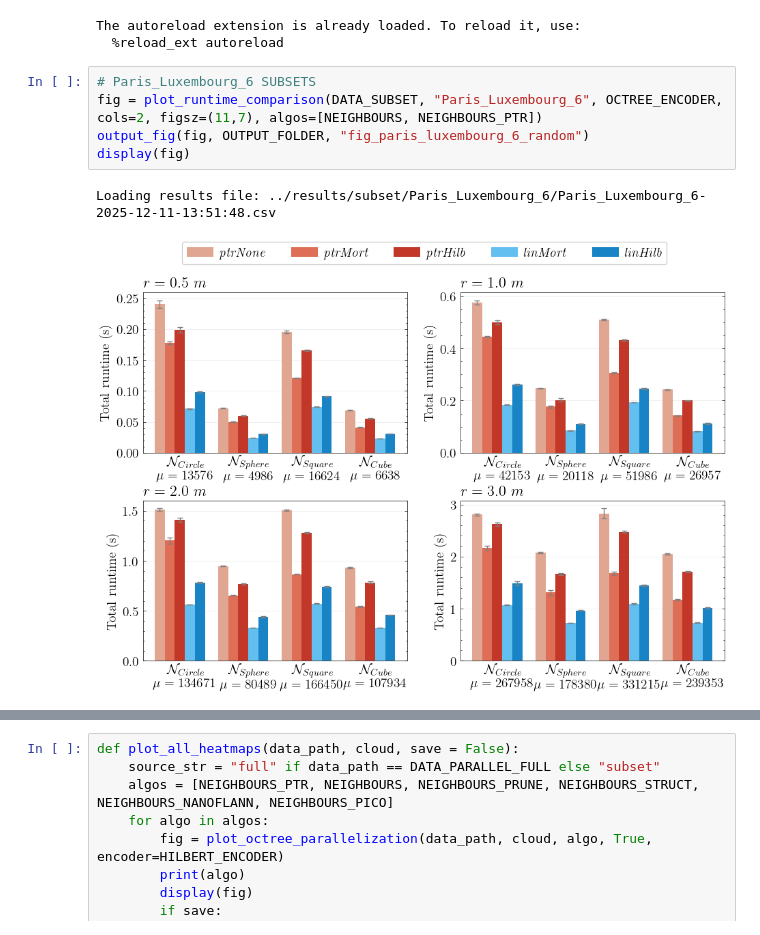
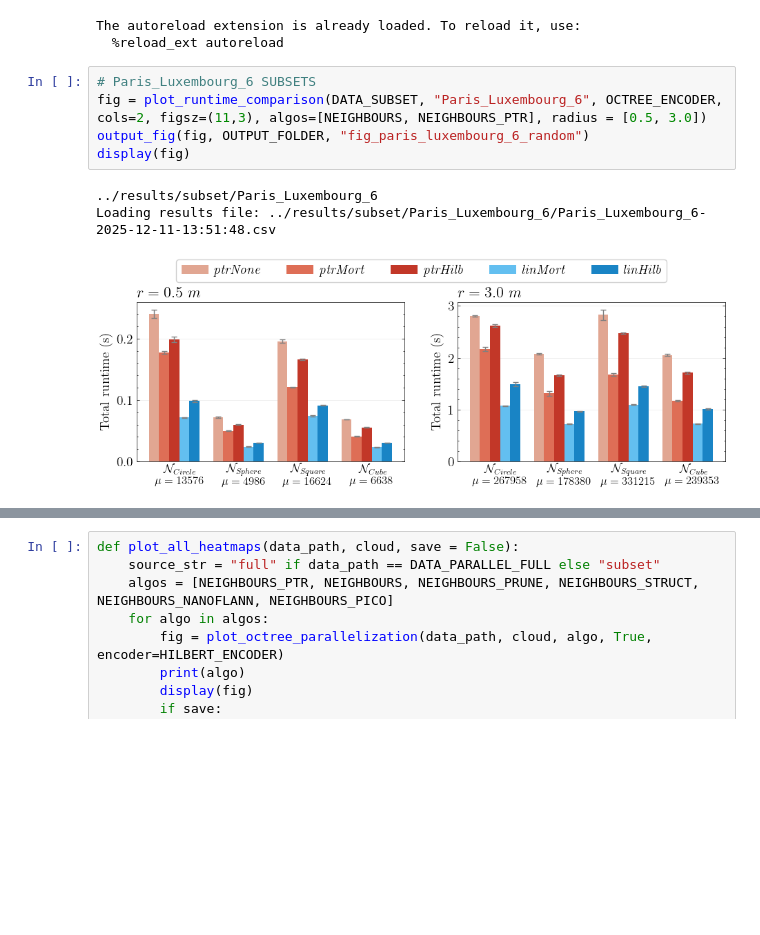
Before and after one commit to derivada/octrees-benchmark, a Jupyter notebook: plots/plots_benchmarks.ipynb, the cells around one changed output, grey strips where cells are left out. Cells and saved outputs as stored; diff of their text form; blank space fills up the shorter version.

Commit message:
fixed zero radius search and added back latest results

```diff
--- a/plots/plots_benchmarks.ipynb
+++ b/plots/plots_benchmarks.ipynb
@@ -22,12 +22,13 @@ The autoreload extension is already loaded. To reload it, use:
   %reload_ext autoreload
 # %%
 # Paris_Luxembourg_6 SUBSETS
-fig = plot_runtime_comparison(DATA_SUBSET, "Paris_Luxembourg_6", OCTREE_ENCODER, cols=2, figsz=(11,7), algos=[NEIGHBOURS, NEIGHBOURS_PTR])
+fig = plot_runtime_comparison(DATA_SUBSET, "Paris_Luxembourg_6", OCTREE_ENCODER, cols=2, figsz=(11,3), algos=[NEIGHBOURS, NEIGHBOURS_PTR], radius = [0.5, 3.0])
 output_fig(fig, OUTPUT_FOLDER, "fig_paris_luxembourg_6_random")
 display(fig)
 # %% [output]
+../results/subset/Paris_Luxembourg_6
 Loading results file: ../results/subset/Paris_Luxembourg_6/Paris_Luxembourg_6-2025-12-11-13:51:48.csv
-[figure, old version]
+[figure, new version]
 # %%
 # sg27 FULL
 # put this data on another folder since we used different radii for the comparison with other structures
```
Also changed, not shown: parts of 23 cells of this notebook, 59 other files.
